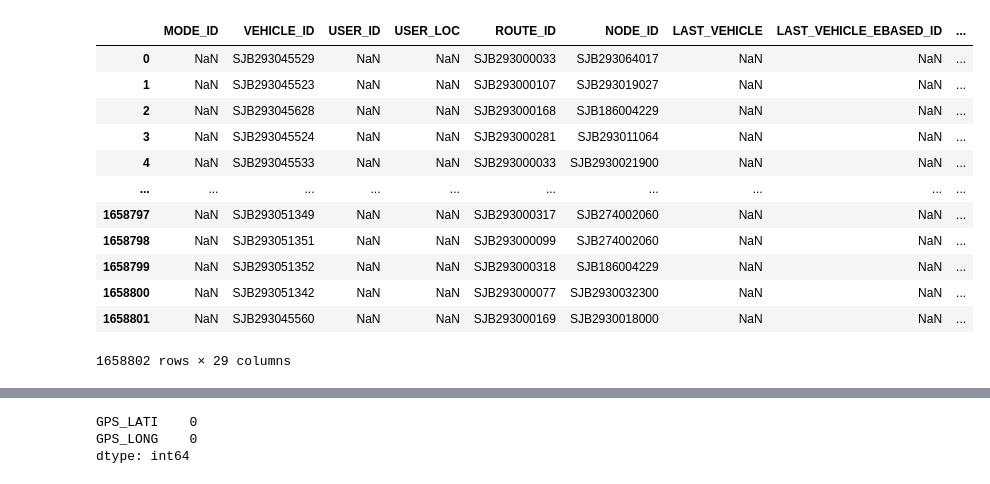
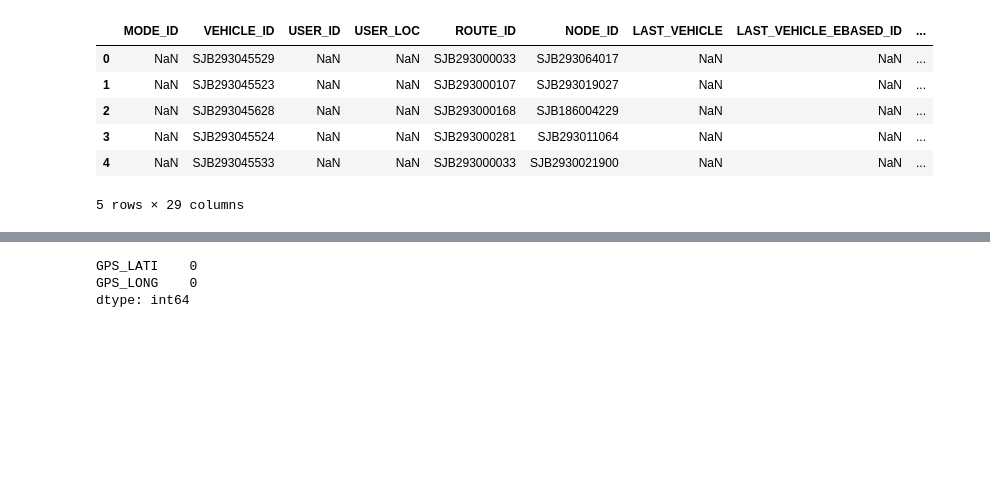
Before and after one commit to rlackdrhkd/test-1, a Jupyter notebook: BIS 다뤄보기.ipynb, the cells around one changed output, grey strips where cells are left out. Cells and saved outputs as stored; diff of their text form; code cells hidden in the pictures; blank space fills up the shorter version.

```diff
--- a/BIS 다뤄보기.ipynb
+++ b/BIS 다뤄보기.ipynb
@@ -32,18 +32,12 @@ Vehicle.columns = Vehicle_column
 #Vehicle.to_csv('Vehicle.csv',header=False,index=False,date_format='YYYYMMDDhhmmss')
 # %%
 # 데이터 둘러보기
-busLocInfo
+busLocInfo.head()
 # %% [output]
 |  | MODE_ID | VEHICLE_ID | USER_ID | USER_LOC | ROUTE_ID | NODE_ID | LAST_VEHICLE | LAST_VEHICLE_EBASED_ID | ... |
 | 0 | NaN | SJB293045529 | NaN | NaN | SJB293000033 | SJB293064017 | NaN | NaN | ... |
 | 1 | NaN | SJB293045523 | NaN | NaN | SJB293000107 | SJB293019027 | NaN | NaN | ... |
 | 2 | NaN | SJB293045628 | NaN | NaN | SJB293000168 | SJB186004229 | NaN | NaN | ... |
 | 3 | NaN | SJB293045524 | NaN | NaN | SJB293000281 | SJB293011064 | NaN | NaN | ... |
 | 4 | NaN | SJB293045533 | NaN | NaN | SJB293000033 | SJB2930021900 | NaN | NaN | ... |
-| ... | ... | ... | ... | ... | ... | ... | ... | ... | ... |
-| 1658797 | NaN | SJB293051349 | NaN | NaN | SJB293000317 | SJB274002060 | NaN | NaN | ... |
-| 1658798 | NaN | SJB293051351 | NaN | NaN | SJB293000099 | SJB274002060 | NaN | NaN | ... |
-| 1658799 | NaN | SJB293051352 | NaN | NaN | SJB293000318 | SJB186004229 | NaN | NaN | ... |
-| 1658800 | NaN | SJB293051342 | NaN | NaN | SJB293000077 | SJB2930032300 | NaN | NaN | ... |
-| 1658801 | NaN | SJB293045560 | NaN | NaN | SJB293000169 | SJB2930018000 | NaN | NaN | ... |
-1658802 rows × 29 columns
+5 rows × 29 columns
```
Also changed, not shown: parts of 12 cells of this notebook, 2 other files.
